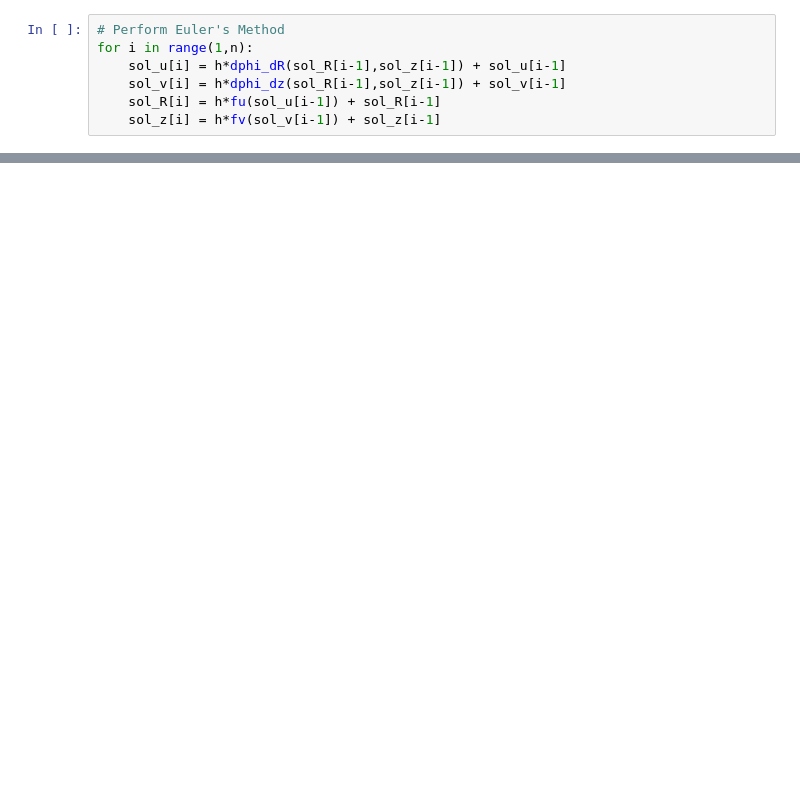
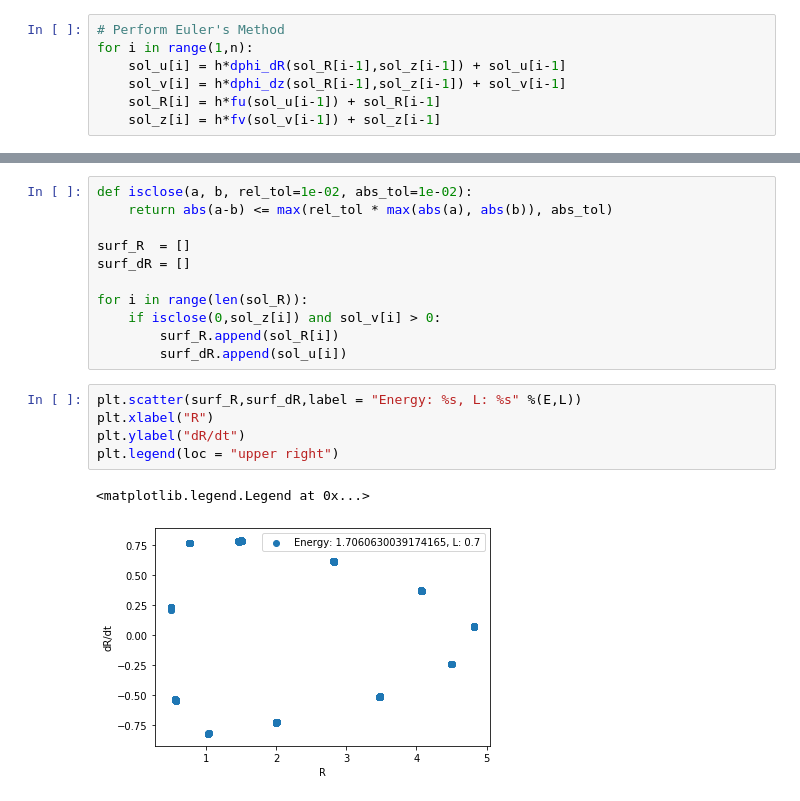
Before and after one commit to timwhittaker/Axisymmetric_Orbits, a Jupyter notebook: Integrate.ipynb, the cells around one changed output, grey strips where cells are left out. Saved outputs shown, nothing was run; the diff lists cells and outputs as text; blank space fills up the shorter version.

```diff
--- a/Integrate.ipynb
+++ b/Integrate.ipynb
@@ -106,0 +105,19 @@ Text(0, 0.5, 'dz/dt')
+# %%
+def isclose(a, b, rel_tol=1e-02, abs_tol=1e-02):
+    return abs(a-b) <= max(rel_tol * max(abs(a), abs(b)), abs_tol)
+
+surf_R  = []
+surf_dR = []
+
+for i in range(len(sol_R)):
+    if isclose(0,sol_z[i]) and sol_v[i] > 0:
+        surf_R.append(sol_R[i])
+        surf_dR.append(sol_u[i])
+# %%
+plt.scatter(surf_R,surf_dR,label = "Energy: %s, L: %s" %(E,L))
+plt.xlabel("R")
+plt.ylabel("dR/dt")
+plt.legend(loc = "upper right")
+# %% [output]
+<matplotlib.legend.Legend at 0x...>
+[figure, added]
```
Also changed, not shown: parts of 6 cells of this notebook.
